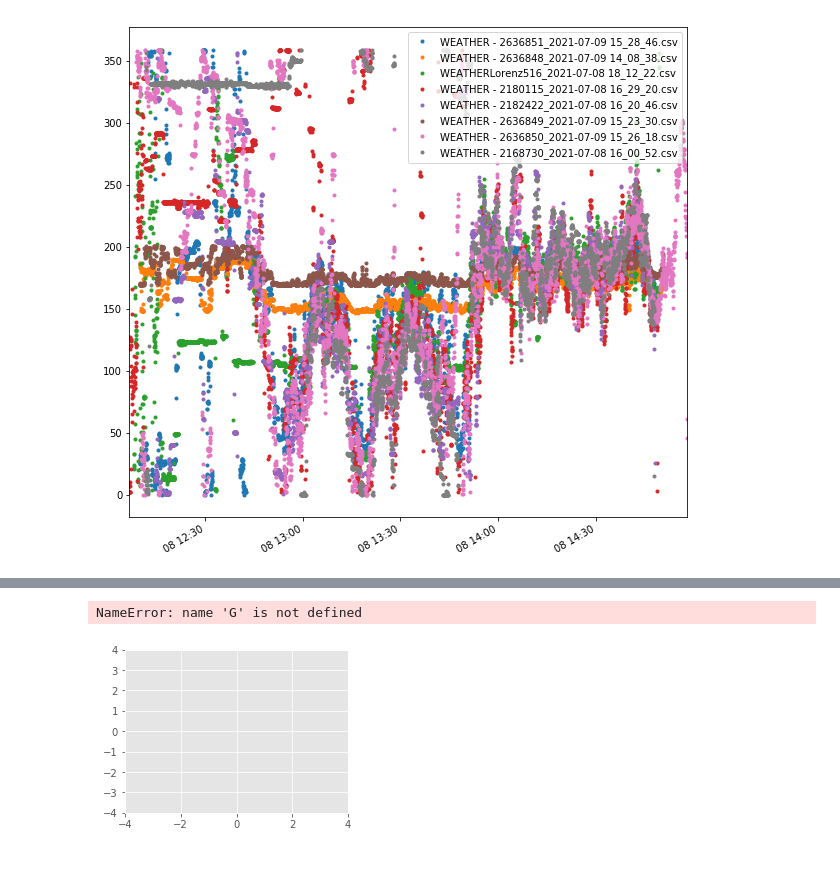
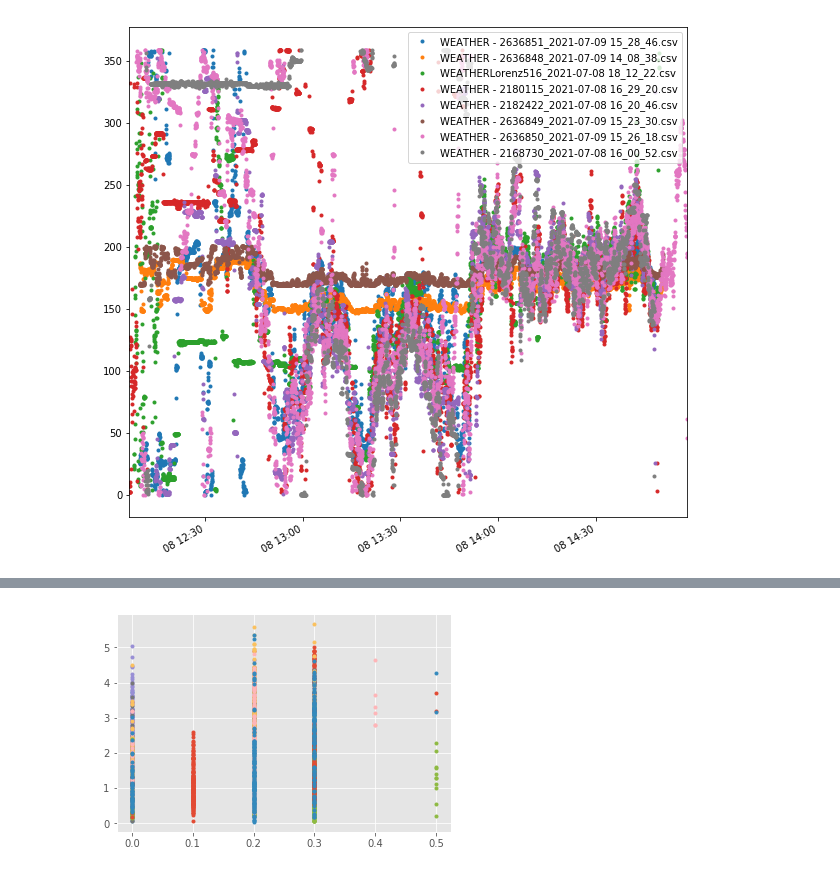
Before and after one commit to BoiseStatePlanetary/AlvordFieldTrip2021, a Jupyter notebook: code/Kestrel_analysis/Visualizing Kestrel Data.ipynb, the cells around one changed output, grey strips where cells are left out. Saved outputs shown, nothing was run; the diff lists cells and outputs as text; code cells hidden in the pictures.

```diff
--- a/code/Kestrel_analysis/Visualizing Kestrel Data.ipynb
+++ b/code/Kestrel_analysis/Visualizing Kestrel Data.ipynb
@@ -117,68 +142,5 @@ print(U.shape)
-# %%
-# Example animations using matplotlib's FuncAnimation
-# Ken Hughes. 18 June 2016.
-
-# For more detail, see
-# https://brushingupscience.wordpress.com/2016/06/21/matplotlib-animations-the-easy-way/
-
-# Examples include
-#    - line plot
-#    - pcolor plot
-#    - scatter plot
-#    - contour plot
-#    - quiver plot
-#    - plot with changing labels
-
-from matplotlib.animation import FuncAnimation
-
-# Use matplotlib ggplot stylesheet if available
-try:
-    plt.style.use('ggplot')
-except:
-    pass
-
-# Set which type of animation will be plotted. One of:
-# line, pcolor, scatter, contour, quiver, labels
-animation_type = 'quiver'
-
-# ----------------------------------------------------------------------------
-# Create data to plot. F is 2D array. G is 3D array
-
-# Create a two-dimensional array of data: F(x, t)
-# x = delta_latitudes
-# t = delta_longitudes
-# X2, T2 = np.meshgrid(x, t)
-# sinT2 = np.sin(2*np.pi*T2/T2.max())
-# F = 0.9*sinT2*np.sinc(X2*(1 + sinT2))
-
-# Set
-logger_names = ut.logger_locations.keys()
-print(logger_names)
-
-x = delta_longitudes
-y = delta_latitudes
-
-# ----------------------------------------------------------------------------
-# Set up the figure and axis
-fig, ax = plt.subplots(figsize=(4, 3))
-
-if animation_type == 'quiver':
-#     ax.set(xlim=(-4, 4), ylim=(-4, 4))
-
-    # Create U and V vectors to plot
-    U =
-    V =
-
-    qax = ax.quiver(x, y, U[..., 0], V[..., 0], scale=100)
-
-    def animate(i):
-        qax.set_UVC(U[..., i], V[..., i])
-
-# ----------------------------------------------------------------------------
-# Save the animation
-anim = FuncAnimation(fig, animate, interval=100, frames=len(t)-1, repeat=True)
-# fig.show()
-anim.save(animation_type + '.gif', writer='imagemagick')
-# %% [output]
-NameError: name 'G' is not defined
-[figure, removed]
+# %%
+for i in range(len(dP[:,0])):
+    plt.plot(dP[i,:], np.sqrt(U[i,:]**2 + V[i,:]**2), marker='.', ls='')
+# %% [output]
+[figure, added]
```
Also changed, not shown: parts of 6 cells of this notebook, 7 other files.
